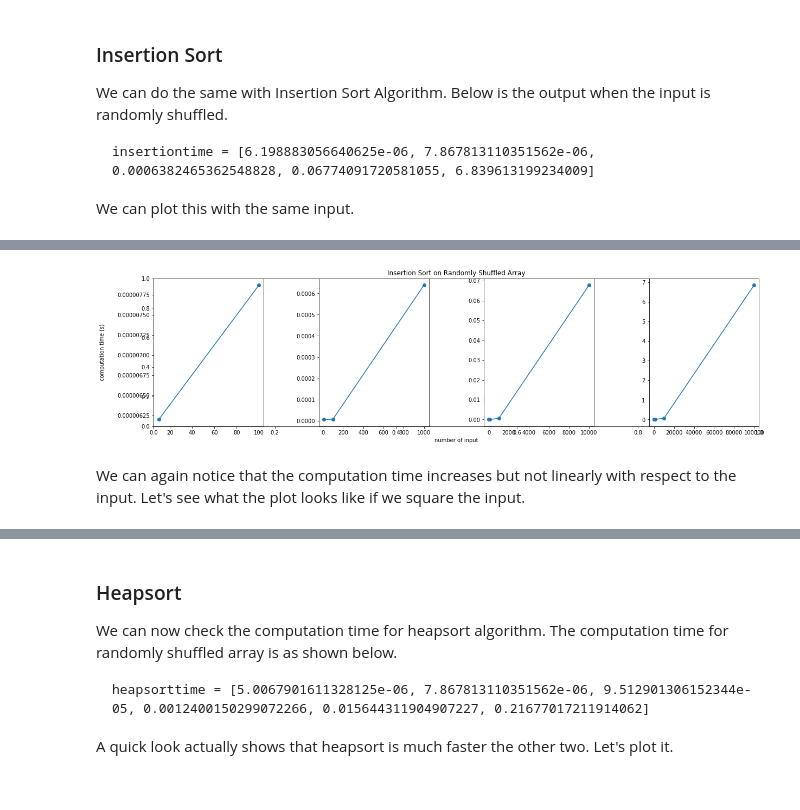
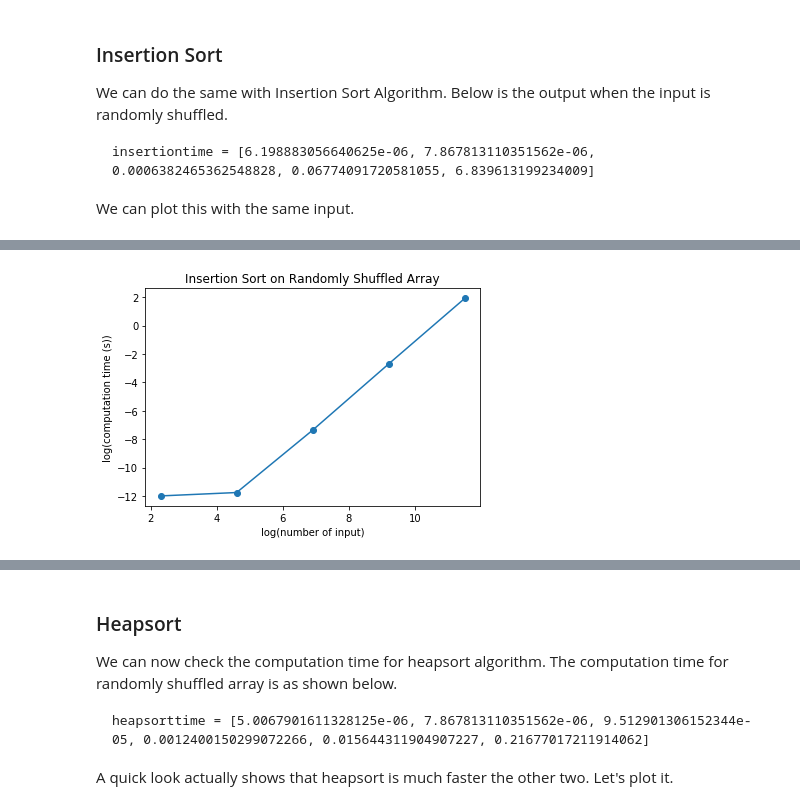
Before and after one commit to Data-Driven-World/d2w_ml_notes, a Jupyter notebook: ComputationTime.ipynb, the cells around one changed output, grey strips where cells are left out. Saved outputs shown, nothing was run; the diff lists cells and outputs as text; code cells hidden in the pictures.

```diff
--- a/ComputationTime.ipynb
+++ b/ComputationTime.ipynb
@@ -271,18 +241,8 @@ We can plot this with the same input.
 nelements = [10, 100, 1000, 10000, 100000]
 insertiontime = [6.198883056640625e-06, 7.867813110351562e-06, 0.0006382465362548828, 0.06774091720581055, 6.839613199234009]
 
-fig = plt.figure(figsize=(20,5))
 plt.title("Insertion Sort on Randomly Shuffled Array")
-ax = fig.add_subplot(1,1,1)
-ax.set_xlabel("number of input")
-ax.set_ylabel("computation time (s)")
-ax.yaxis.set_label_coords(-0.08,0.5)
-
-for i in range(1,len(nelements)):
-  subfig = fig.add_subplot(1,len(nelements)-1,i)
-  subfig.plot(nelements[:i+1], insertiontime[:i+1], '-o')
-
-fig.subplots_adjust(wspace=0.5)
-
-fig.show()
+plt.xlabel("log(number of input)")
+plt.ylabel("log(computation time (s))")
+plt.plot(np.log(nelements), np.log(insertiontime),'o-')
 # %% [output]
@@ -291,3 +250 @@ Adding an axes using the same arguments as a previous axes currently reuses the
-[figure, old version]
+[figure, new version]
-# %% [markdown]
-We can again notice that the computation time increases but not linearly with respect to the input. Let's see what the plot looks like if we square the input.
```
Also changed, not shown: parts of 20 cells of this notebook.
